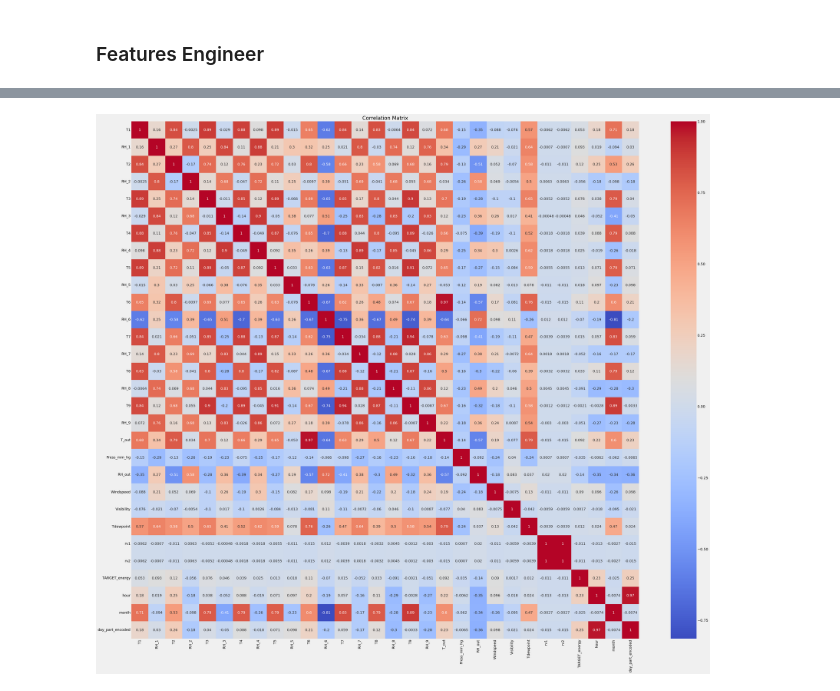
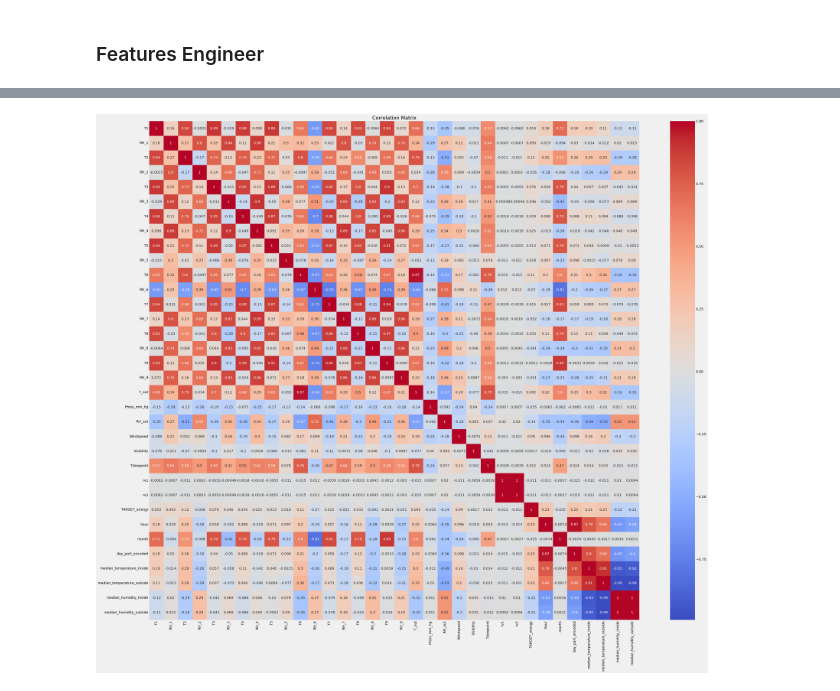
Before and after one commit to trungkien15work/COSC3013_Assignment_2, a Jupyter notebook: A2_CODE.ipynb, the cells around one changed output, grey strips where cells are left out. Drawn from its saved outputs; the diff is of its cells as text; code cells hidden in the pictures.

```diff
--- a/A2_CODE.ipynb
+++ b/A2_CODE.ipynb
@@ -137,6 +137,23 @@ df_train['day_part_encoded']
 19733    1
 19734    1
 Name: day_part_encoded, Length: 19735, dtype: int8
+# %%
+
+# Calculate the median temperature and humidity for each day_part
+temperature_columns = ['T1', 'T2', 'T3', 'T4', 'T5', 'T6', 'T7', 'T8', 'T9']
+humidity_columns = ['RH_1', 'RH_2', 'RH_3', 'RH_4', 'RH_5', 'RH_6', 'RH_7', 'RH_8', 'RH_9']
+
+# Group by 'day_part' and calculate the median for temperature and humidity columns
+median_temperature_inside = df_train.groupby('day_part')[temperature_columns].median().mean(axis=1).reset_index(name='median_temperature_inside')
+median_temperature_outside = df_train.groupby('day_part')['T_out'].median().reset_index(name='median_temperature_outside')
+median_humidity_inside = df_train.groupby('day_part')[humidity_columns].median().mean(axis=1).reset_index(name='median_humidity_inside')
+median_humidity_outside = df_train.groupby('day_part')['RH_out'].median().reset_index(name='median_humidity_outside')
+
+# Merge the median values back into the original DataFrame
+df_train = df_train.merge(median_temperature_inside, on='day_part', how='left')
+df_train = df_train.merge(median_temperature_outside, on='day_part', how='left')
+df_train = df_train.merge(median_humidity_inside, on='day_part', how='left')
+df_train = df_train.merge(median_humidity_outside, on='day_part', how='left')
 # %%
 # Get info of the dataframe columns
 df_train.info()
@@ -199,2 +219,11 @@ df_train.describe()
 # %% [markdown]
 ### Features Engineer
+# %%
+from sklearn.preprocessing import MinMaxScaler
+# Initialize the Min-Max Scaler
+scaler = MinMaxScaler()
+# Identify numerical features for normalization
+features_to_normalize = df_train.drop(columns=['date', 'time', 'day_part','season']).columns
+
+# Apply the scaler to the selected features
+df_train[features_to_normalize] = scaler.fit_transform(df_train[features_to_normalize])
@@ -201,9 +243,9 @@ df_train.describe()
 # %%
-# Correlation Matrix
-numeric_df_train = df_train.select_dtypes(include=[np.number])
+# Correlation Matrix after normalization
+numeric_df_train = df_train[features_to_normalize].select_dtypes(include=[np.number])
 plt.figure(figsize=(40, 35))
 sns.heatmap(numeric_df_train.corr(), annot=True, cmap="coolwarm")
 plt.title("Correlation Matrix")
 plt.show()
 # %% [output]
-[figure, old version]
+[figure, new version]
```
Also changed, not shown: parts of 5 cells of this notebook.
